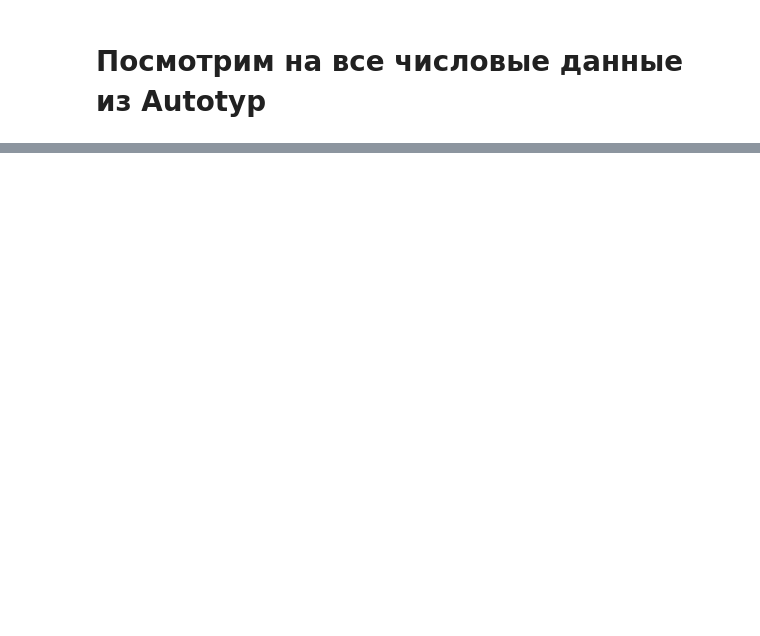
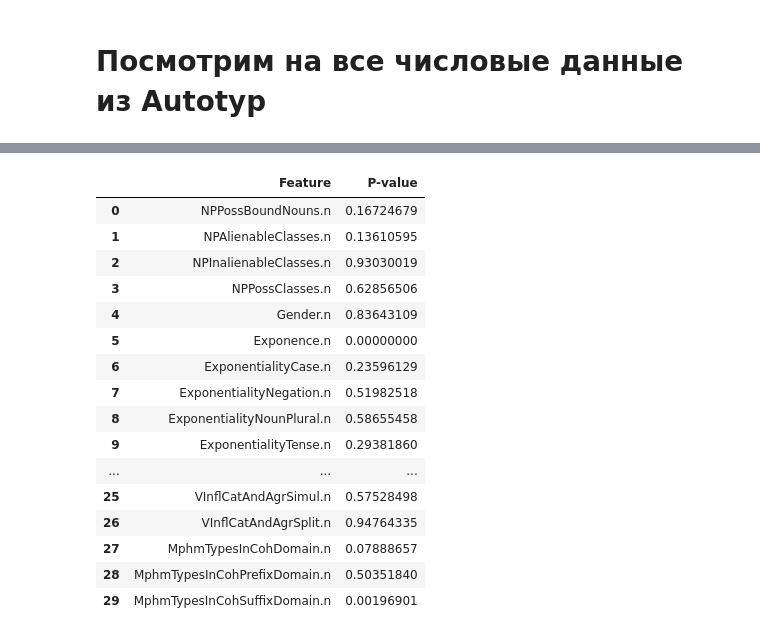
Before and after one commit to OneAdder/lingtypology, a Jupyter notebook: science/autotyp_features_elevation.ipynb, the cells around one changed output, grey strips where cells are left out. Cells and saved outputs as stored; diff of their text form; code cells hidden in the pictures; blank space fills up the shorter version.

```diff
--- a/science/autotyp_features_elevation.ipynb
+++ b/science/autotyp_features_elevation.ipynb
@@ -37,0 +51,17 @@ data.head()
+# %%
+features = Autotyp().features_list
+ignore_list = ['Alignment']
+result = pandas.DataFrame()
+sets = []
+regressions = []
+for feature in features:
+    print(feature)
+    print('###########')
+    if feature in ignore_list:
+        print('Ignoring...')
+        continue
+    res = count_stats(feature)
+    print('##########################')
+    for r in res:
+        sets.append(r[2])
+        regressions.append(r[0].pvalue)
@@ -37,0 +120,24 @@ data.head()
+# %%
+result = pandas.DataFrame({
+    'Feature': sets,
+    'P-value': ['%.08f' % r for r in regressions]
+})
+result
+# %% [output]
+|  | Feature | P-value |
+| 0 | NPPossBoundNouns.n | 0.16724679 |
+| 1 | NPAlienableClasses.n | 0.13610595 |
+| 2 | NPInalienableClasses.n | 0.93030019 |
+| 3 | NPPossClasses.n | 0.62856506 |
+| 4 | Gender.n | 0.83643109 |
+| 5 | Exponence.n | 0.00000000 |
+| 6 | ExponentialityCase.n | 0.23596129 |
+| 7 | ExponentialityNegation.n | 0.51982518 |
+| 8 | ExponentialityNounPlural.n | 0.58655458 |
+| 9 | ExponentialityTense.n | 0.29381860 |
+| ... | ... | ... |
+| 25 | VInflCatAndAgrSimul.n | 0.57528498 |
+| 26 | VInflCatAndAgrSplit.n | 0.94764335 |
+| 27 | MphmTypesInCohDomain.n | 0.07888657 |
+| 28 | MphmTypesInCohPrefixDomain.n | 0.50351840 |
+| 29 | MphmTypesInCohSuffixDomain.n | 0.00196901 |
```
Also changed, not shown: parts of 7 cells of this notebook.
